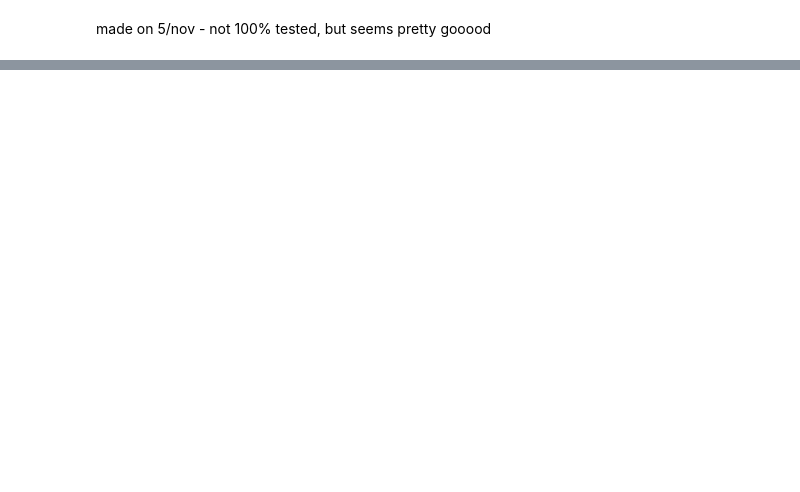
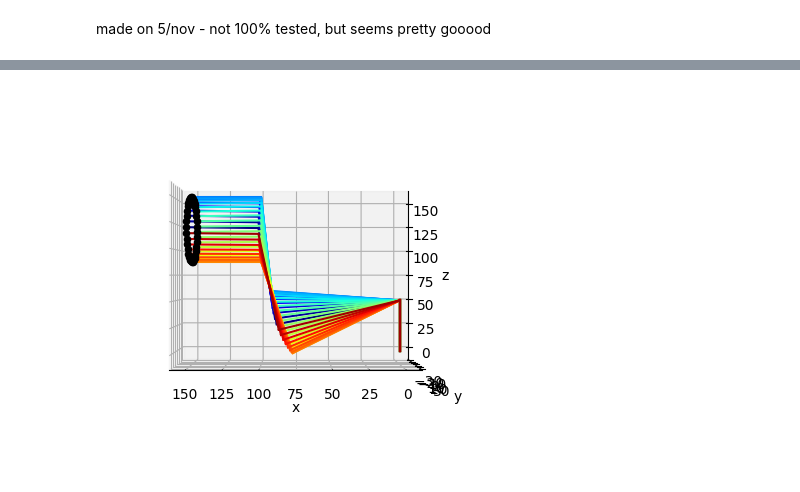
Before and after one commit to RaixSplitter/34753-Robotics-Project, a Jupyter notebook: notebooks/inverse_kinematics.ipynb, the cells around one changed output, grey strips where cells are left out. Saved outputs shown, nothing was run; the diff lists cells and outputs as text; code cells hidden in the pictures; blank space fills up the shorter version.

```diff
--- a/notebooks/inverse_kinematics.ipynb
+++ b/notebooks/inverse_kinematics.ipynb
@@ -145 +262,50 @@ array([[  0.        ,  -0.97799284,   0.20863847, 150.        ],
+# %%
+from matplotlib import colors
+from matplotlib import cm
+
+# %matplotlib inline
+
+fig = plt.figure(figsize=plt.figaspect(1))
+ax = fig.add_subplot(projection='3d')
+# ax.set_xlim(-75, 75)
+# ax.set_ylim(-75, 75)
+# ax.set_zlim(0, 150)
+ax.set_xlabel("x")
+ax.set_ylabel("y")
+ax.set_zlabel("z")
+
+norm = colors.Normalize(vmin=0, vmax=len(ps))
+
+for i, p in enumerate(ps):
+    target = (*p, 0) # x,y,z,phi
+    t1, t2, t3, t4 = inv_kinematics(*target)
+
+    T_0_1 = forward_kinematics1(t1)
+    T_0_2 = forward_kinematics2(t1, t2)
+    T_0_3 = forward_kinematics3(t1, t2, t3)
+    T_0_4 = forward_kinematics4(t1, t2, t3, t4)
+
+    origin = np.array([0, 0, 0, 1])
+    joint1_position = (T_0_1 @ origin)
+    joint2_position = (T_0_2 @ origin)
+    joint3_position = (T_0_3 @ origin)
+    joint4_position = (T_0_4 @ origin)
+
+    joint1_position[:3], joint2_position[:3], joint3_position[:3], joint4_position[:3]
+
+    joints = np.array([
+        origin[:3], joint1_position[:3], joint2_position[:3], joint3_position[:3], joint4_position[:3]
+    ])
+    colors = ['red', 'green', 'blue', 'orange']
+    for a, b in zip(joints, joints[1:]):
+        ax.plot([a[0], b[0]], [a[1],b[1]],zs=[a[2],b[2]], c = cm.jet(norm(i)))
+
+    ax.scatter(joints[-1,0], joints[-1,1], zs=joints[-1,2], c='black')
+
+ax.view_init(elev=0, azim=90, roll=0)
+# ax.view_init(elev=0, azim=180, roll=0)
+
+plt.show()
+# %% [output]
+[figure, added]
 # %%
```
Also changed, not shown: parts of 28 cells of this notebook, 1 other file.
